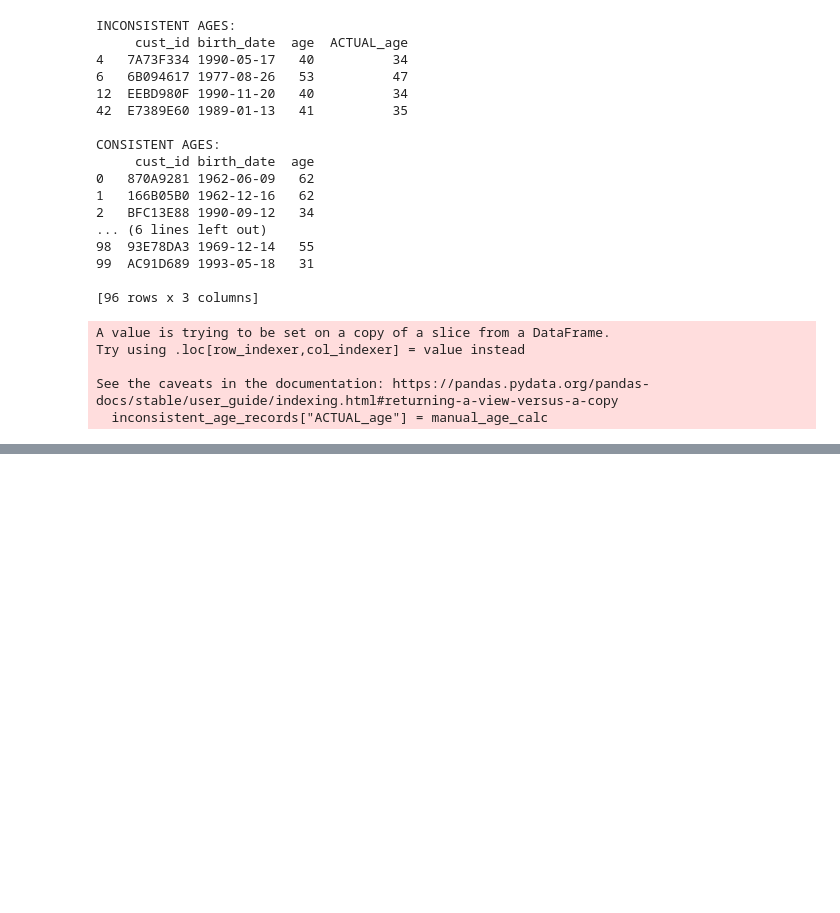
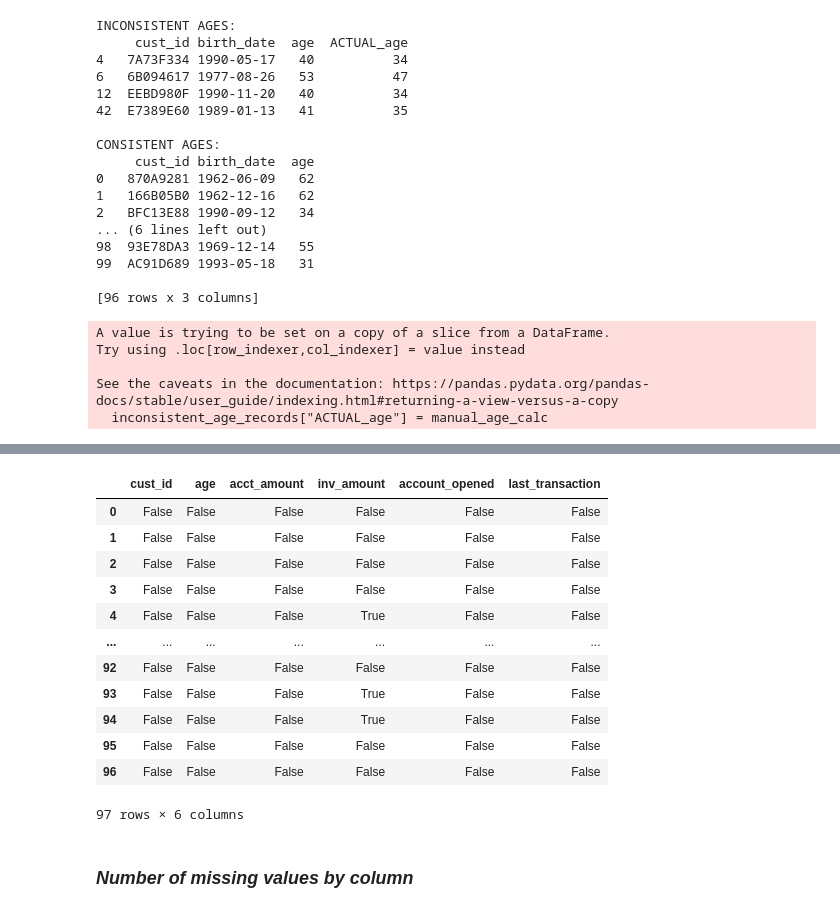
Before and after one commit to priscilla-arinze/PythonReview, a Jupyter notebook: LIBRARIES/Pandas_CleaningData.ipynb, the cells around one changed output, grey strips where cells are left out. Saved outputs shown, nothing was run; the diff lists cells and outputs as text; code cells hidden in the pictures; blank space fills up the shorter version.

```diff
--- a/LIBRARIES/Pandas_CleaningData.ipynb
+++ b/LIBRARIES/Pandas_CleaningData.ipynb
@@ -973,0 +997,18 @@ See the caveats in the documentation: https://pandas.pydata.org/pandas-docs/stab
+# %%
+banking_missing_data_df.isna()
+# %% [output]
+|  | cust_id | age | acct_amount | inv_amount | account_opened | last_transaction |
+| 0 | False | False | False | False | False | False |
+| 1 | False | False | False | False | False | False |
+| 2 | False | False | False | False | False | False |
+| 3 | False | False | False | False | False | False |
+| 4 | False | False | False | True | False | False |
+| ... | ... | ... | ... | ... | ... | ... |
+| 92 | False | False | False | False | False | False |
+| 93 | False | False | False | True | False | False |
+| 94 | False | False | False | True | False | False |
+| 95 | False | False | False | False | False | False |
+| 96 | False | False | False | False | False | False |
+97 rows × 6 columns
+# %% [markdown]
+### *Number of missing values by column*
```
Also changed, not shown: parts of 11 cells of this notebook, 1 other file.
